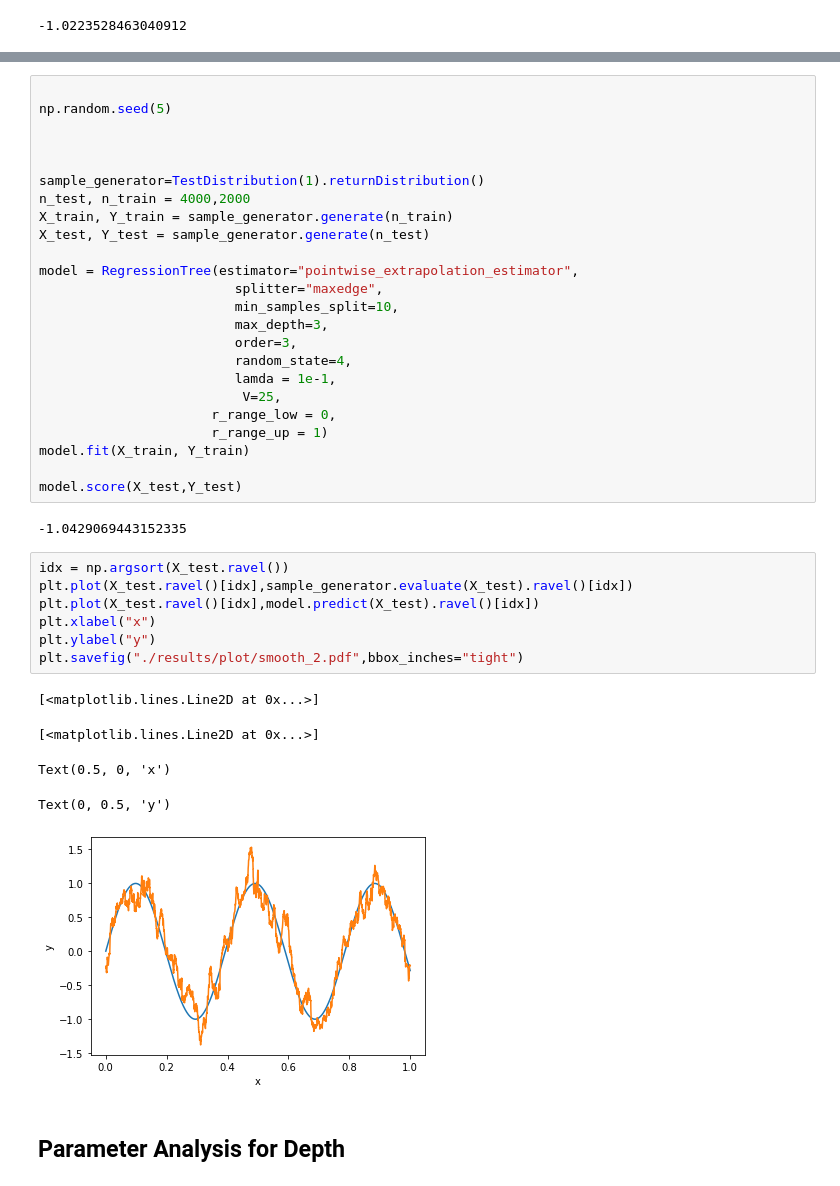
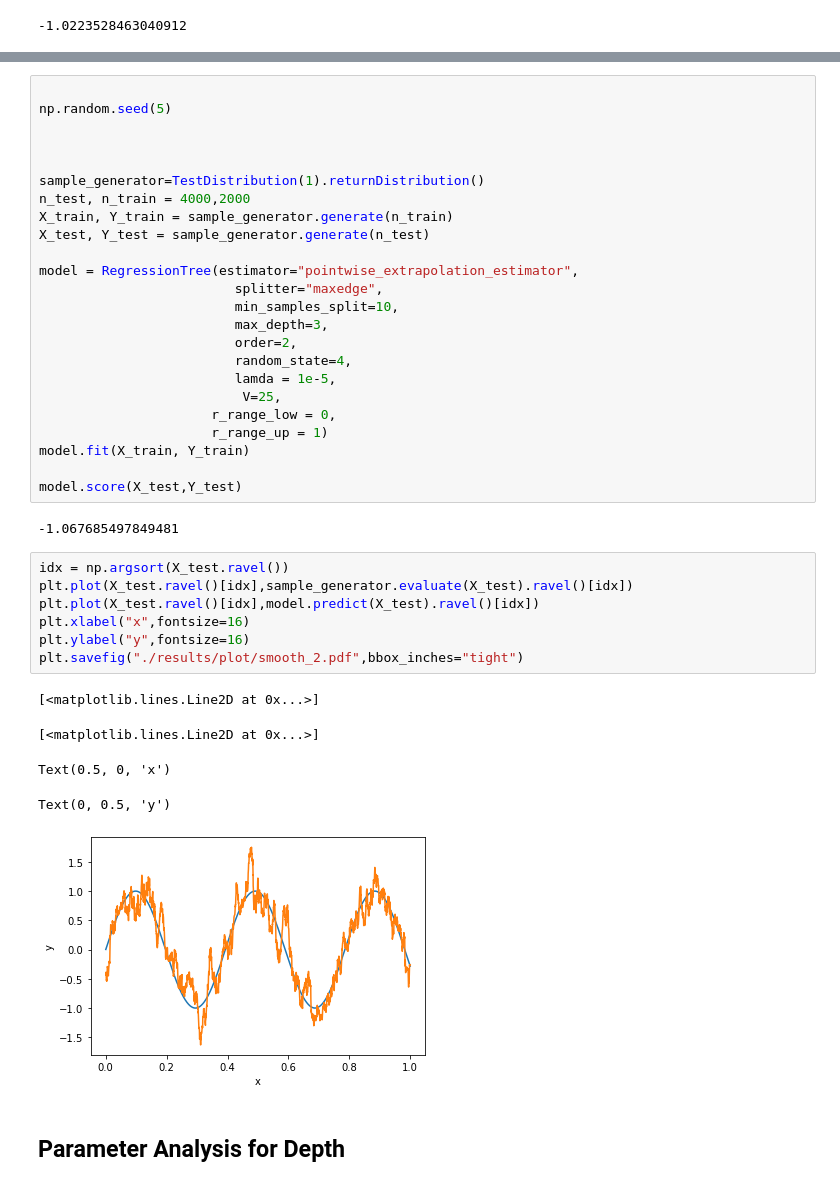
Before and after one commit to Karlmyh/RTER, a Jupyter notebook: plot.ipynb, the cells around one changed output, grey strips where cells are left out. Cells and saved outputs as stored; diff of their text form.

```diff
--- a/plot.ipynb
+++ b/plot.ipynb
@@ -591,9 +591,9 @@ model = RegressionTree(estimator="pointwise_extrapolation_estimator",
                          splitter="maxedge",
                          min_samples_split=10,
                          max_depth=3,
-                         order=3,
+                         order=2,
                          random_state=4,
-                         lamda = 1e-1,
+                         lamda = 1e-5,
                           V=25,
                       r_range_low = 0,
                       r_range_up = 1)
@@ -601,20 +601,20 @@ model.fit(X_train, Y_train)
 
 model.score(X_test,Y_test)
 # %% [output]
--1.0429069443152335
+-1.067685497849481
 # %%
 idx = np.argsort(X_test.ravel())
 plt.plot(X_test.ravel()[idx],sample_generator.evaluate(X_test).ravel()[idx])
 plt.plot(X_test.ravel()[idx],model.predict(X_test).ravel()[idx])
-plt.xlabel("x")
-plt.ylabel("y")
+plt.xlabel("x",fontsize=16)
+plt.ylabel("y",fontsize=16)
 plt.savefig("./results/plot/smooth_2.pdf",bbox_inches="tight")
 # %% [output]
 [<matplotlib.lines.Line2D at 0x...>]
 [<matplotlib.lines.Line2D at 0x...>]
 Text(0.5, 0, 'x')
 Text(0, 0.5, 'y')
-[figure, old version]
+[figure, new version]
 # %% [markdown]
 ## Parameter Analysis for Depth
 # %%
```
Also changed, not shown: parts of 4 cells of this notebook, 12 other files.
